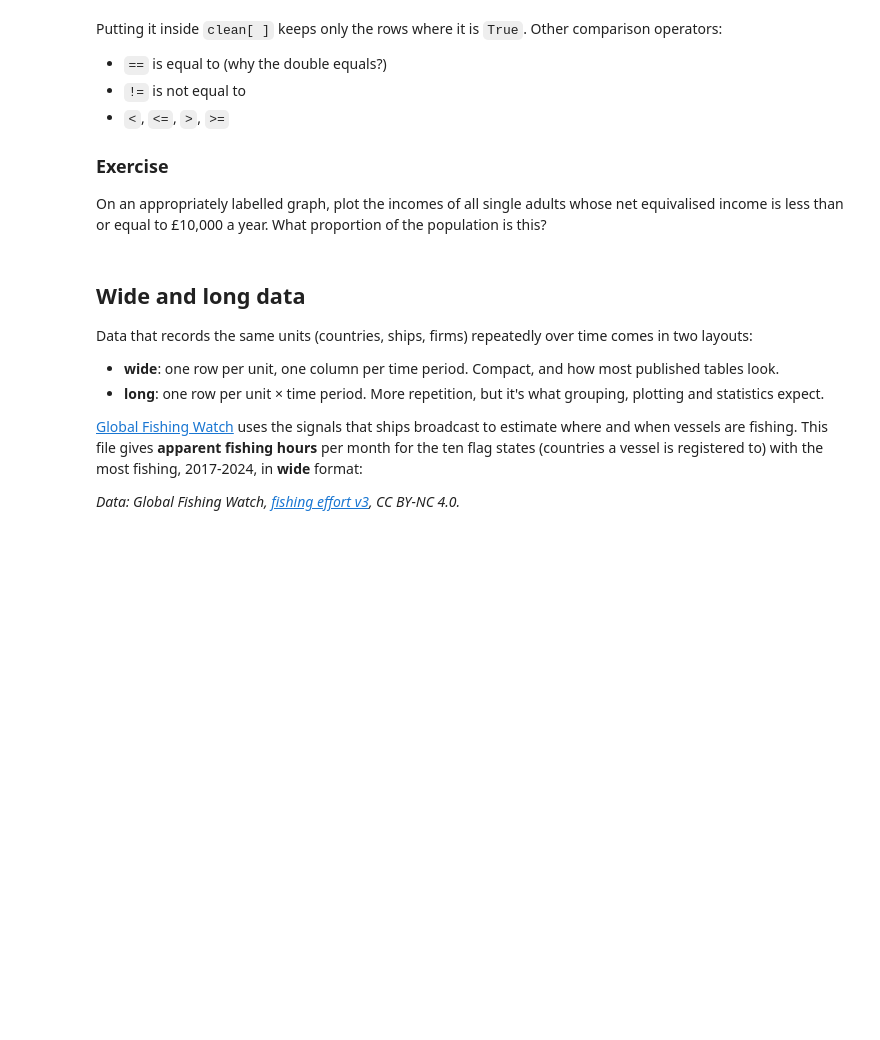
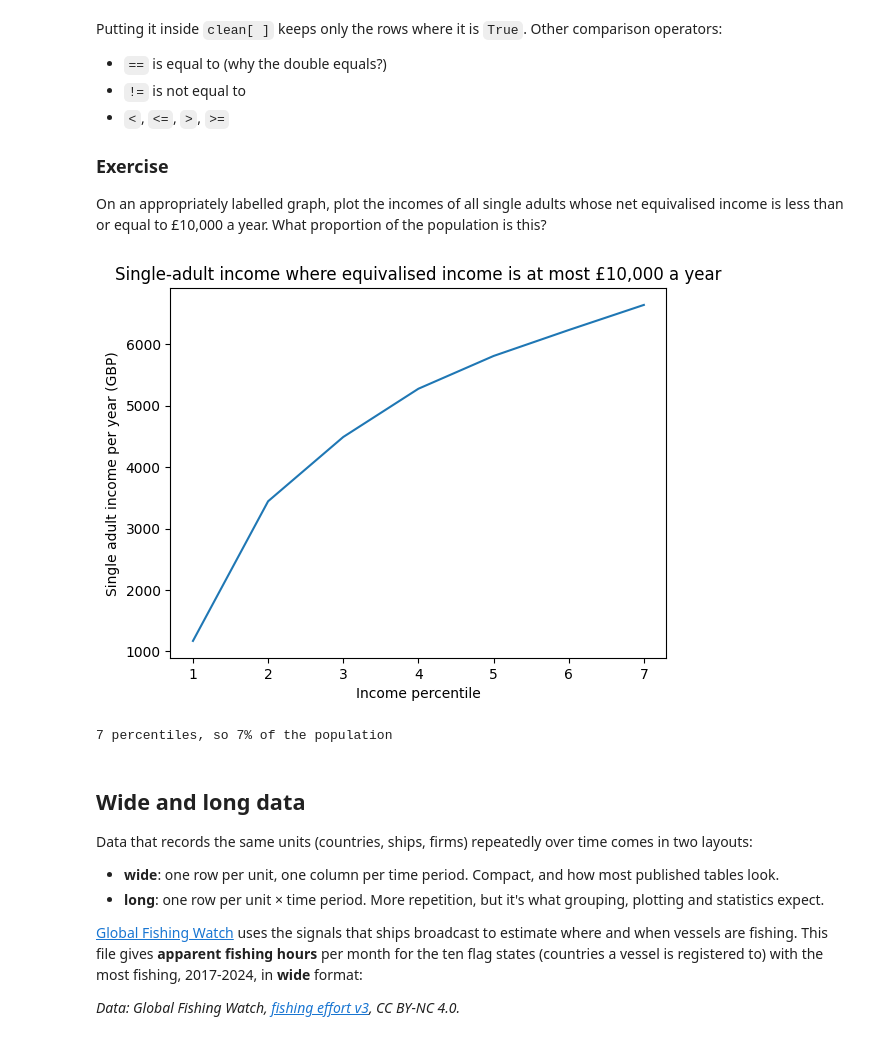
Before and after one commit to yichangxu29-ai/qm2, a Jupyter notebook: notebooks/W02. Pandas.ipynb, the cells around one changed output. Drawn from its saved outputs; the diff is of its cells as text; code cells hidden in the pictures; blank space fills up the shorter version.

```diff
--- a/notebooks/W02. Pandas.ipynb
+++ b/notebooks/W02. Pandas.ipynb
@@ -266,7 +330,28 @@ Putting it inside `clean[ ]` keeps only the rows where it is `True`. Other compa
 
 On an appropriately labelled graph, plot the incomes of all single adults whose net equivalised income is less than or equal to £10,000 a year. What proportion of the population is this?
 # %%
-# your code here
+import pandas as pd
+import matplotlib.pyplot as plt
+
+income = pd.read_csv(
+    "https://s3.eu-west-2.amazonaws.com/qm2/wk2/incomes.csv",
+    index_col=0,
+)
+
+weekly = "Net equivalised household income in 2010-11, week"
+single = income["Single adult"].replace(",", "", regex=True).astype(float)
+low = single[income[weekly] * 52 <= 10000]
+
+low.plot()
+plt.title("Single-adult income where equivalised income is at most £10,000 a year")
+plt.xlabel("Income percentile")
+plt.ylabel("Single adult income per year (GBP)")
+plt.show()
+
+print(f"{len(low)} percentiles, so {len(low)}% of the population")
+# %% [output]
+[figure, added]
+7 percentiles, so 7% of the population
 # %% [markdown]
 ## Wide and long data
 
```
Also changed, not shown: parts of 4 cells of this notebook.
